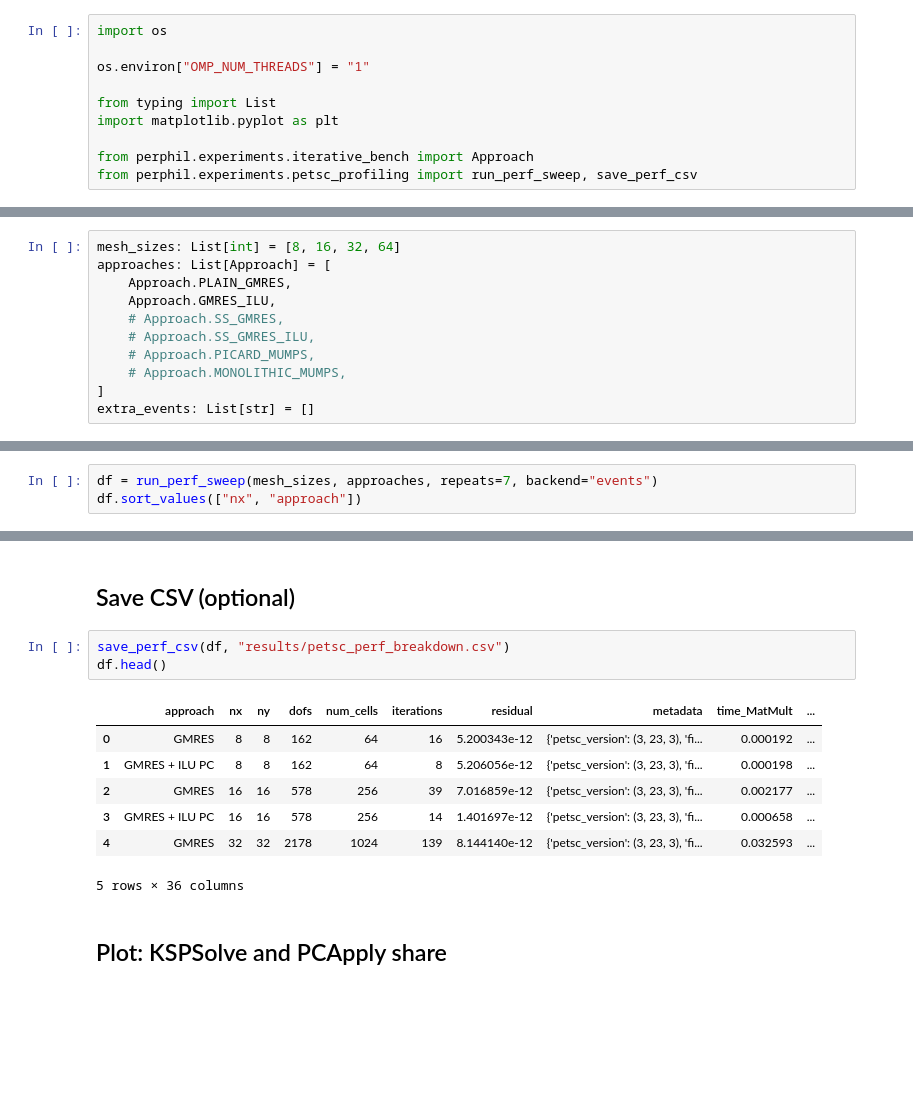
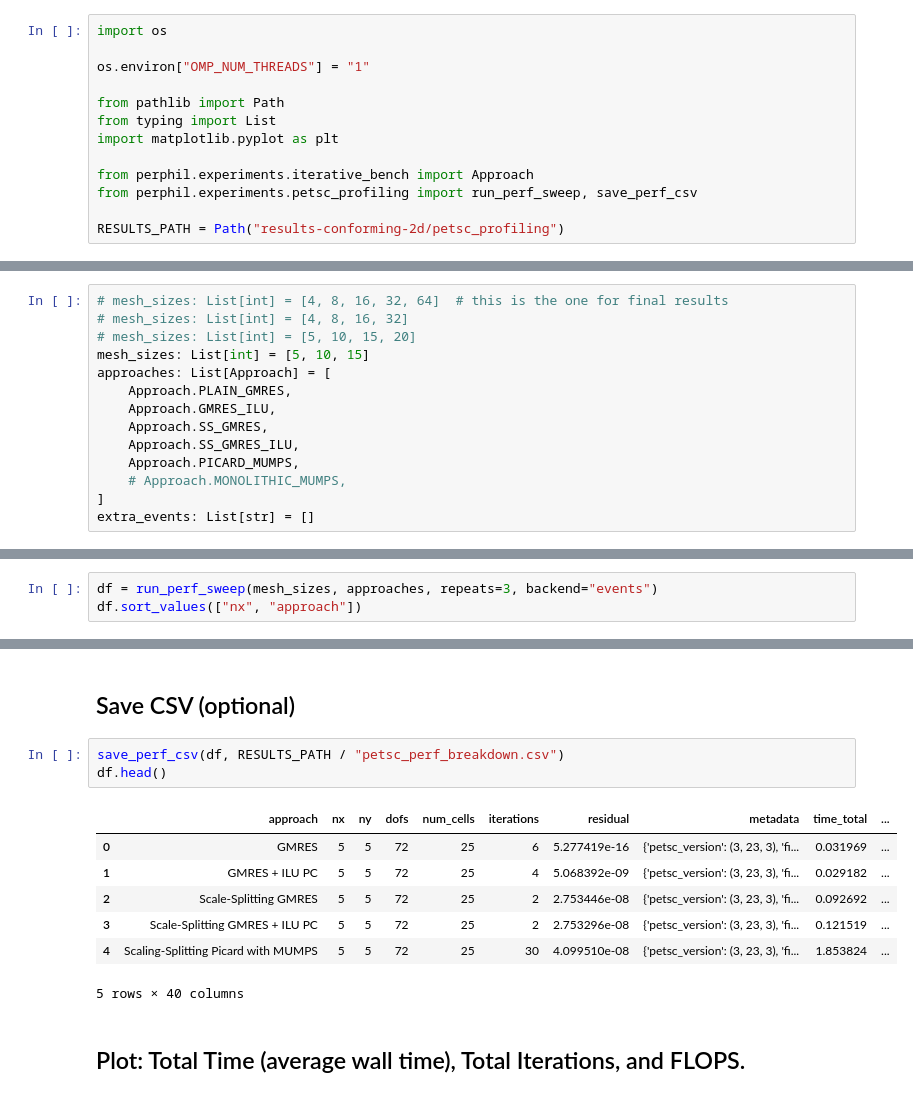
Before and after one commit to ThermoPhase-FCSRG/perphil, a Jupyter notebook: notebooks/petsc-profiling-time-benchmarks.ipynb, the cells around one changed output, grey strips where cells are left out. Cells and saved outputs as stored; diff of their text form; blank space fills up the shorter version.

```diff
--- a/notebooks/petsc-profiling-time-benchmarks.ipynb
+++ b/notebooks/petsc-profiling-time-benchmarks.ipynb
@@ -15,27 +15,33 @@ import os
 
 os.environ["OMP_NUM_THREADS"] = "1"
 
+from pathlib import Path
 from typing import List
 import matplotlib.pyplot as plt
 
 from perphil.experiments.iterative_bench import Approach
 from perphil.experiments.petsc_profiling import run_perf_sweep, save_perf_csv
+
+RESULTS_PATH = Path("results-conforming-2d/petsc_profiling")
 # %% [markdown]
 ## Parameters
 # %%
-mesh_sizes: List[int] = [8, 16, 32, 64]
+# mesh_sizes: List[int] = [4, 8, 16, 32, 64]  # this is the one for final results
+# mesh_sizes: List[int] = [4, 8, 16, 32]
+# mesh_sizes: List[int] = [5, 10, 15, 20]
+mesh_sizes: List[int] = [5, 10, 15]
 approaches: List[Approach] = [
     Approach.PLAIN_GMRES,
     Approach.GMRES_ILU,
-    # Approach.SS_GMRES,
-    # Approach.SS_GMRES_ILU,
-    # Approach.PICARD_MUMPS,
+    Approach.SS_GMRES,
+    Approach.SS_GMRES_ILU,
+    Approach.PICARD_MUMPS,
     # Approach.MONOLITHIC_MUMPS,
 ]
 extra_events: List[str] = []
 # %% [markdown]
 ## Run and collect
 # %%
-df = run_perf_sweep(mesh_sizes, approaches, repeats=7, backend="events")
+df = run_perf_sweep(mesh_sizes, approaches, repeats=3, backend="events")
 df.sort_values(["nx", "approach"])
 # %% [output]
@@ -60,16 +80,16 @@ df.sort_values(["nx", "approach"])
 # %% [markdown]
 ## Save CSV (optional)
 # %%
-save_perf_csv(df, "results/petsc_perf_breakdown.csv")
+save_perf_csv(df, RESULTS_PATH / "petsc_perf_breakdown.csv")
 df.head()
 # %% [output]
-|  | approach | nx | ny | dofs | num_cells | iterations | residual | metadata | time_MatMult | ... |
-| 0 | GMRES | 8 | 8 | 162 | 64 | 16 | 5.200343e-12 | {'petsc_version': (3, 23, 3), 'fi... | 0.000192 | ... |
-| 1 | GMRES + ILU PC | 8 | 8 | 162 | 64 | 8 | 5.206056e-12 | {'petsc_version': (3, 23, 3), 'fi... | 0.000198 | ... |
-| 2 | GMRES | 16 | 16 | 578 | 256 | 39 | 7.016859e-12 | {'petsc_version': (3, 23, 3), 'fi... | 0.002177 | ... |
-| 3 | GMRES + ILU PC | 16 | 16 | 578 | 256 | 14 | 1.401697e-12 | {'petsc_version': (3, 23, 3), 'fi... | 0.000658 | ... |
-| 4 | GMRES | 32 | 32 | 2178 | 1024 | 139 | 8.144140e-12 | {'petsc_version': (3, 23, 3), 'fi... | 0.032593 | ... |
+|  | approach | nx | ny | dofs | num_cells | iterations | residual | metadata | time_total | ... |
+| 0 | GMRES | 5 | 5 | 72 | 25 | 6 | 5.277419e-16 | {'petsc_version': (3, 23, 3), 'fi... | 0.031969 | ... |
+| 1 | GMRES + ILU PC | 5 | 5 | 72 | 25 | 4 | 5.068392e-09 | {'petsc_version': (3, 23, 3), 'fi... | 0.029182 | ... |
+| 2 | Scale-Splitting GMRES | 5 | 5 | 72 | 25 | 2 | 2.753446e-08 | {'petsc_version': (3, 23, 3), 'fi... | 0.092692 | ... |
+| 3 | Scale-Splitting GMRES + ILU PC | 5 | 5 | 72 | 25 | 2 | 2.753296e-08 | {'petsc_version': (3, 23, 3), 'fi... | 0.121519 | ... |
+| 4 | Scaling-Splitting Picard with MUMPS | 5 | 5 | 72 | 25 | 30 | 4.099510e-08 | {'petsc_version': (3, 23, 3), 'fi... | 1.853824 | ... |
-5 rows × 36 columns
+5 rows × 40 columns
 # %% [markdown]
-## Plot: KSPSolve and PCApply share
+## Plot: Total Time (average wall time), Total Iterations, and FLOPS.
 # %%
```
Also changed, not shown: parts of 5 cells of this notebook, 1 other file.
